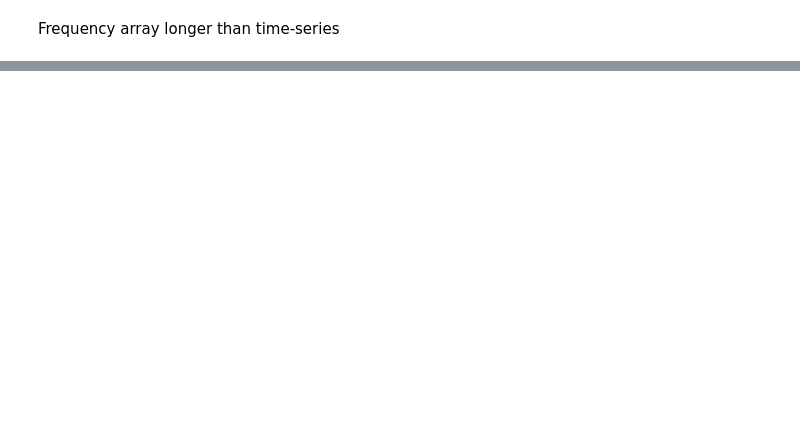
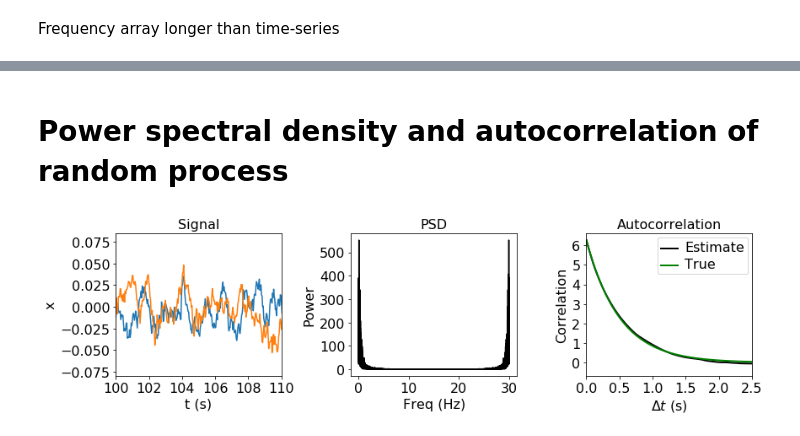
Before and after one commit to rkp8000/etudes, a Jupyter notebook: signal_power_spectrum.ipynb, the cells around one changed output, grey strips where cells are left out. Saved outputs shown, nothing was run; the diff lists cells and outputs as text; code cells hidden in the pictures; blank space fills up the shorter version.

Commit message:
Demo psd and autocorr from random process samples.

```diff
--- a/signal_power_spectrum.ipynb
+++ b/signal_power_spectrum.ipynb
@@ -73,0 +74,2 @@ len(frq) =  2400
+# %% [markdown]
+# Power spectral density and autocorrelation of random process
@@ -73,0 +100,47 @@ len(frq) =  2400
+# %%
+# test cor_psd func
+np.random.seed(0)
+FPS = 30.
+DT = 1/FPS
+
+t = np.arange(0, 600, DT)
+xs = np.nan * np.zeros((3, len(t)))
+tau = .5
+
+for ctr in range(3):
+    xs[ctr, 0] = 0
+    for ct, _t in enumerate(t[1:], 1):
+        dx = (DT/tau) * (-xs[ctr, ct-1] + .1 * np.random.randn())
+        xs[ctr, ct] = xs[ctr, ct-1] + dx
+
+acor, psd, frq = cor_psd(xs, xs, DT)
+
+
+# ground truth autocorr
+acor_true = acor.max() * np.exp(-t/tau)
+
+fig, axs = plt.subplots(1, 3, figsize=(12, 3.5), tight_layout=True)
+axs[0].plot(t, xs[0, :])
+axs[0].plot(t, xs[1, :])
+axs[0].set_xlim(100, 110)
+axs[0].set_xlabel('t (s)')
+axs[0].set_ylabel('x')
+axs[0].set_title('Signal')
+
+axs[1].plot(frq, psd, c='k')
+axs[1].set_xlabel('Freq (Hz)')
+axs[1].set_ylabel('Power')
+axs[1].set_title('PSD')
+
+axs[2].plot(t, acor, lw=2, c='k')
+axs[2].plot(t, acor_true, lw=2, c='g')
+axs[2].set_xlim(0, 5*tau)
+axs[2].set_xlabel('$\Delta t$ (s)')
+axs[2].set_ylabel('Correlation')
+axs[2].set_title('Autocorrelation')
+axs[2].legend(['Estimate', 'True'])
+
+for ax in axs:
+    set_font_size(ax, 16)
+# %% [output]
+[figure, added]
```
Also changed, not shown: parts of 3 cells of this notebook.
